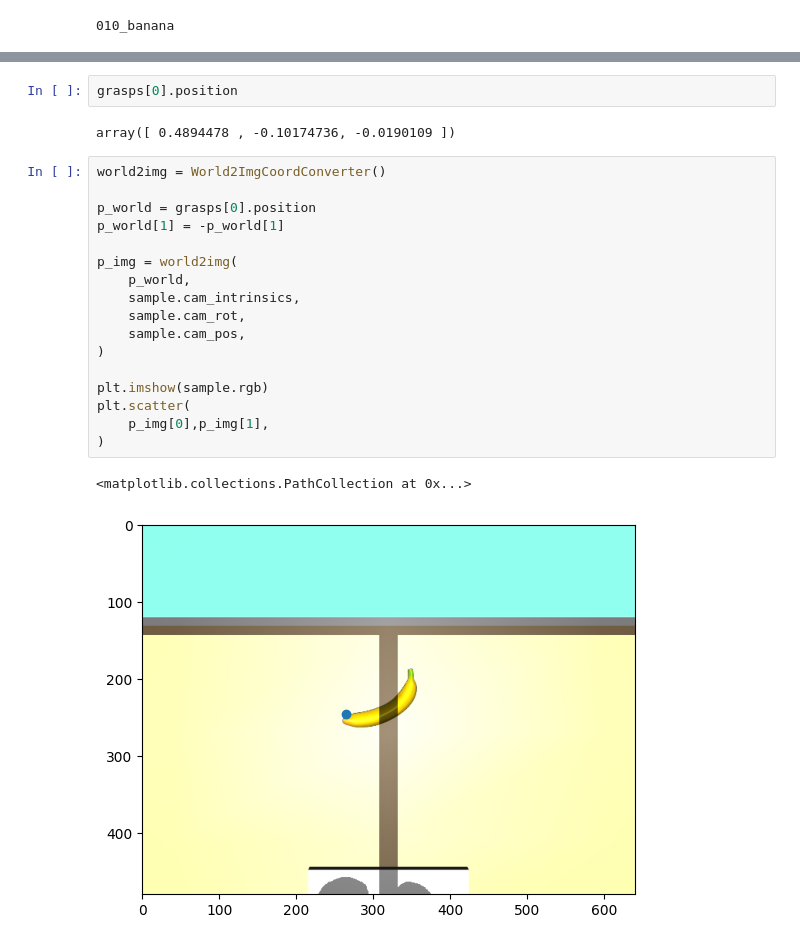
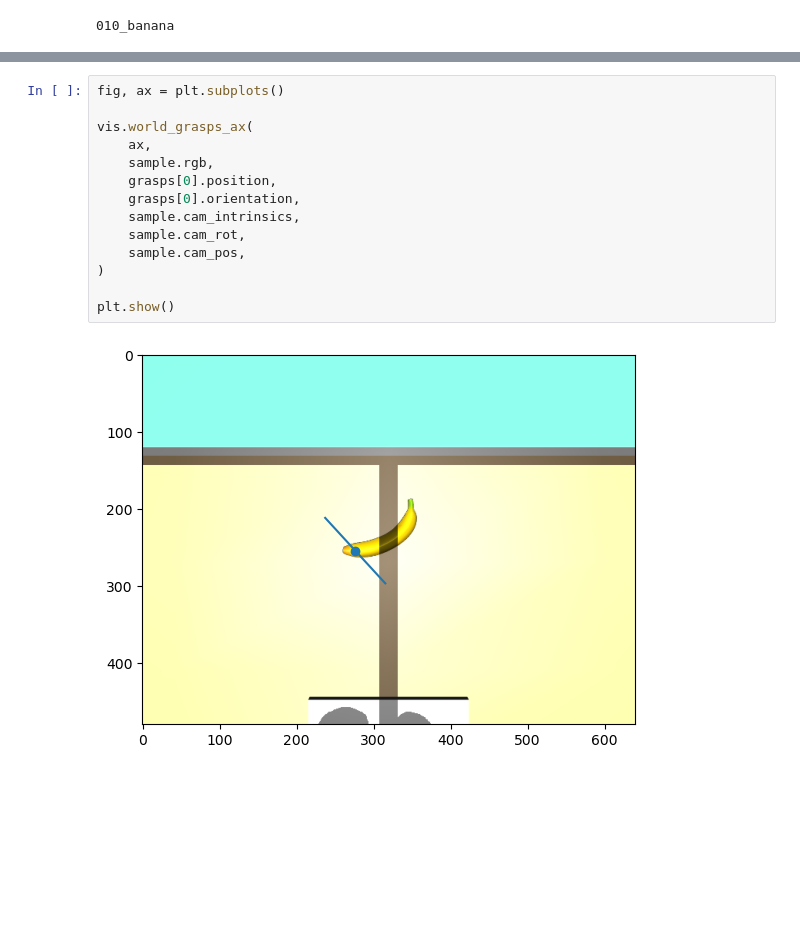
Before and after one commit to m0dd0/ggcnn, a Jupyter notebook: notebooks/01_simulation_inference.ipynb, the cells around one changed output, grey strips where cells are left out. Drawn from its saved outputs; the diff is of its cells as text; blank space fills up the shorter version.

```diff
--- a/notebooks/01_simulation_inference.ipynb
+++ b/notebooks/01_simulation_inference.ipynb
@@ -33,27 +38,19 @@ grasps = ggcnn_get_grasp(
-# %%
-grasps[0].position
-# %% [output]
-array([ 0.4894478 , -0.10174736, -0.0190109 ])
-# %%
-world2img = World2ImgCoordConverter()
-
-p_world = grasps[0].position
-p_world[1] = -p_world[1]
-
-p_img = world2img(
-    p_world,
-    sample.cam_intrinsics,
-    sample.cam_rot,
-    sample.cam_pos,
-)
-
-plt.imshow(sample.rgb)
-plt.scatter(
-    p_img[0],p_img[1],
-)
-# %% [output]
-<matplotlib.collections.PathCollection at 0x...>
-[figure, removed]
+# %%
+fig, ax = plt.subplots()
+
+vis.world_grasps_ax(
+    ax,
+    sample.rgb,
+    grasps[0].position,
+    grasps[0].orientation,
+    sample.cam_intrinsics,
+    sample.cam_rot,
+    sample.cam_pos,
+)
+
+plt.show()
+# %% [output]
+[figure, added]
 # %%
 for i in range(50):
     sample = dataset[i]
```
Also changed, not shown: parts of 3 cells of this notebook.
